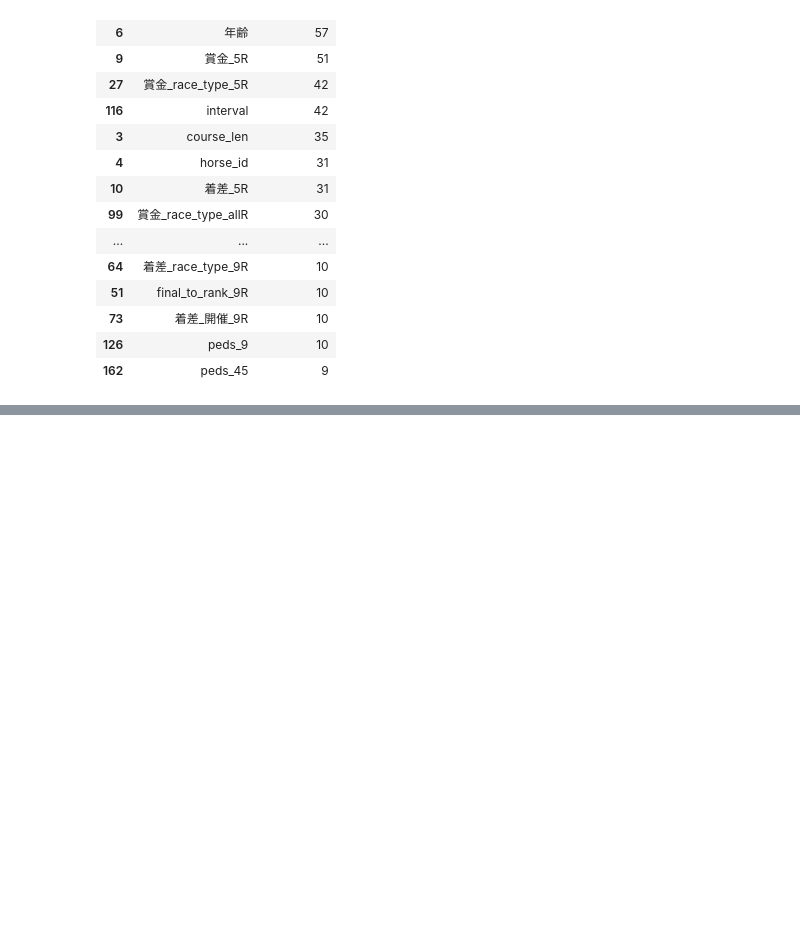
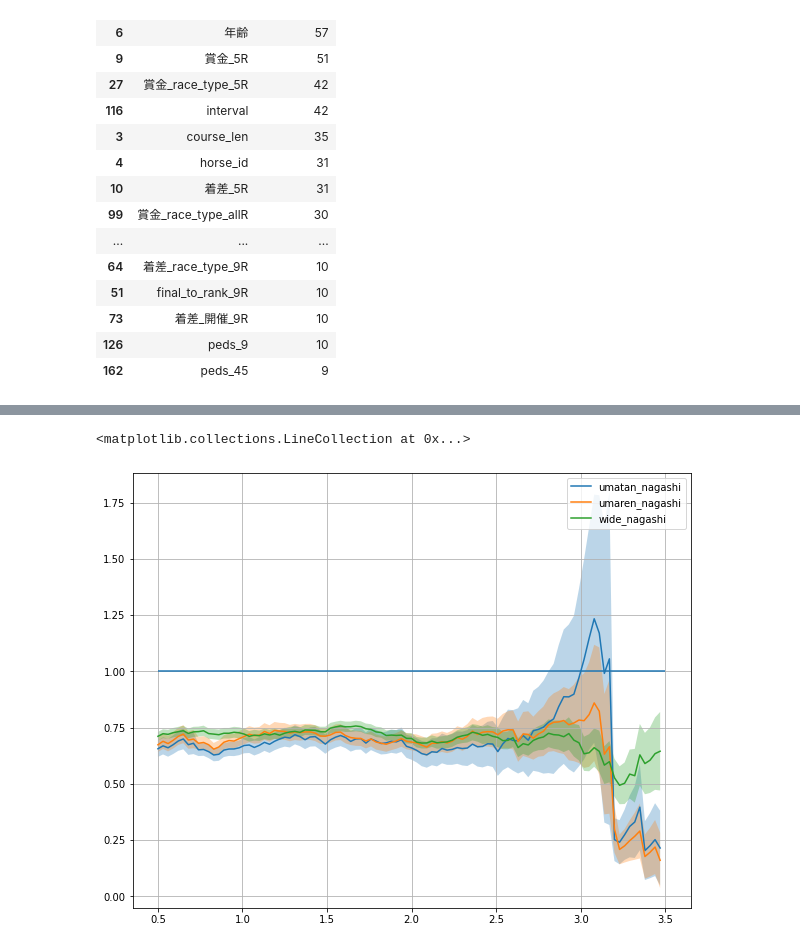
Before and after one commit to C-naoki/Horse_Racing, a Jupyter notebook: Notebook/plot.ipynb, the cells around one changed output, grey strips where cells are left out. Cells and saved outputs as stored; diff of their text form; code cells hidden in the pictures; blank space fills up the shorter version.

```diff
--- a/Notebook/plot.ipynb
+++ b/Notebook/plot.ipynb
@@ -138,2 +188,11 @@ g_sanrentan_nagashi = m.gain(me.sanrentan_nagashi, X_test)
+# %%
+plt.figure(figsize=(10, 8))
+m.plot(g_umatan_nagashi, 'umatan_nagashi')
+m.plot(g_umaren_nagashi, 'umaren_nagashi')
+m.plot(g_wide_nagashi, 'wide_nagashi')
+plt.hlines(1, xmin=0.5, xmax=3.5) # y=1の直線
+# %% [output]
+<matplotlib.collections.LineCollection at 0x...>
+[figure, added]
 # %%
 plt.figure(figsize=(10, 8))
```
Also changed, not shown: parts of 12 cells of this notebook.
